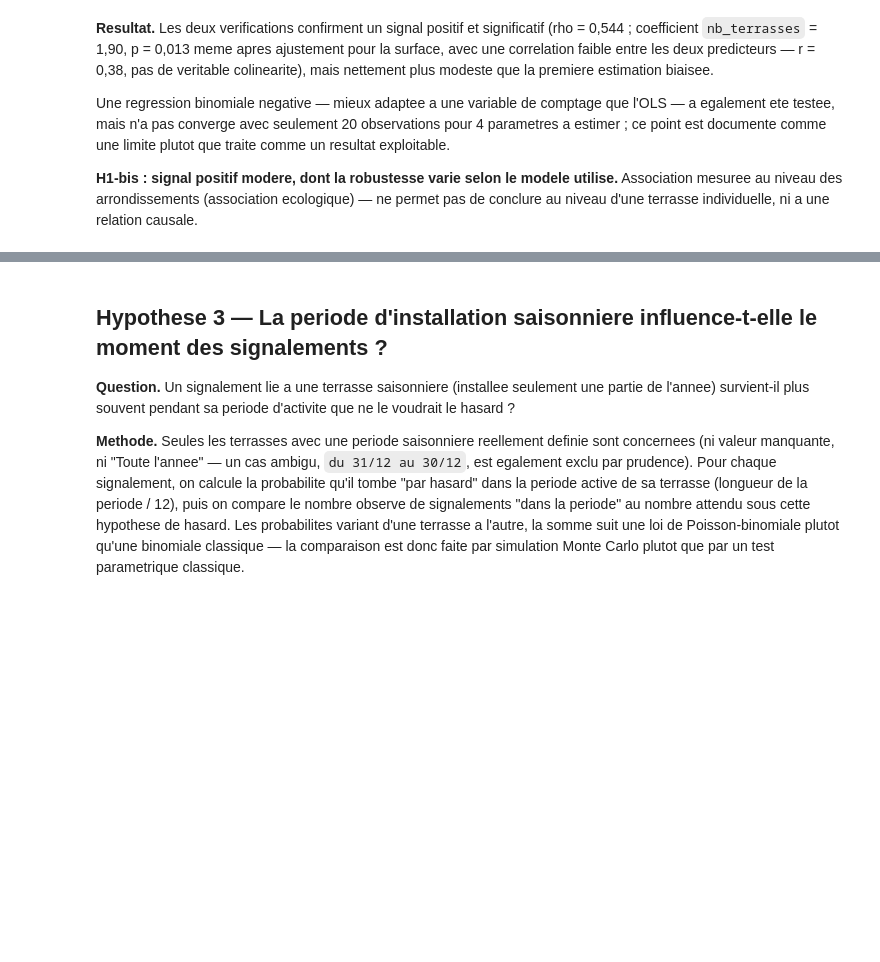
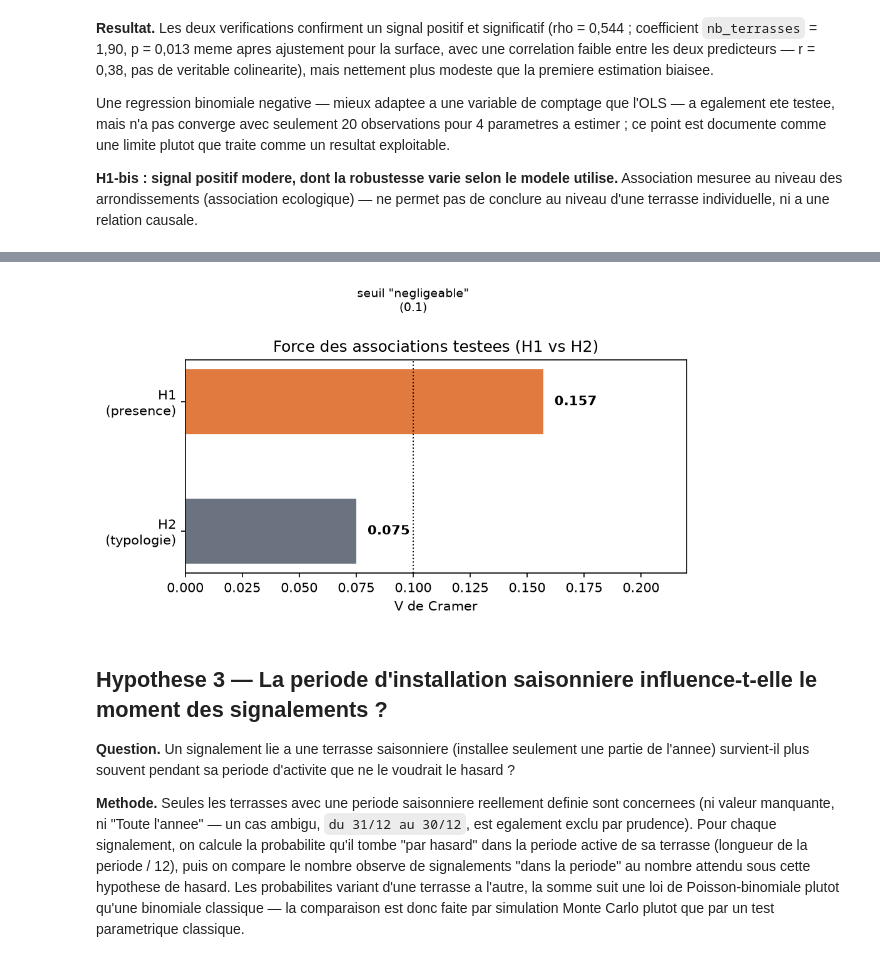
Before and after one commit to AyhamKsouri/test-technique, a Jupyter notebook: data-understanding/03_analyse_hypotheses.ipynb, the cells around one changed output, grey strips where cells are left out. Cells and saved outputs as stored; diff of their text form; code cells hidden in the pictures; blank space fills up the shorter version.

```diff
--- a/data-understanding/03_analyse_hypotheses.ipynb
+++ b/data-understanding/03_analyse_hypotheses.ipynb
@@ -280,3 +352,21 @@ pas de conclure au niveau d'une terrasse individuelle, ni a une relation causale
+# %%
+fig, ax = plt.subplots(figsize=(6.5, 4))
+hypotheses = ['H2\n(typologie)', 'H1\n(presence)']
+valeurs_v = [cramers_v_h2, cramers_v_h1]
+couleurs_v = ['#6b7280', '#e07a3f']
+
+ax.barh(hypotheses, valeurs_v, color=couleurs_v, height=0.5)
+ax.axvline(0.1, color='black', linestyle=':', linewidth=1)
+ax.text(0.1, 1.7, 'seuil "negligeable"\n(0.1)', fontsize=9, ha='center')
+for i, v in enumerate(valeurs_v):
+    ax.text(v + 0.005, i, f"{v:.3f}", va='center', fontweight='bold')
+ax.set_xlabel('V de Cramer')
+ax.set_title('Force des associations testees (H1 vs H2)')
+ax.set_xlim(0, 0.22)
+plt.tight_layout()
+plt.show()
+# %% [output]
+[figure, added]
 # %% [markdown]
 ## Hypothese 3 — La periode d'installation saisonniere influence-t-elle le moment des signalements ?
 
```
Also changed, not shown: parts of 6 cells of this notebook, 1 other file.
